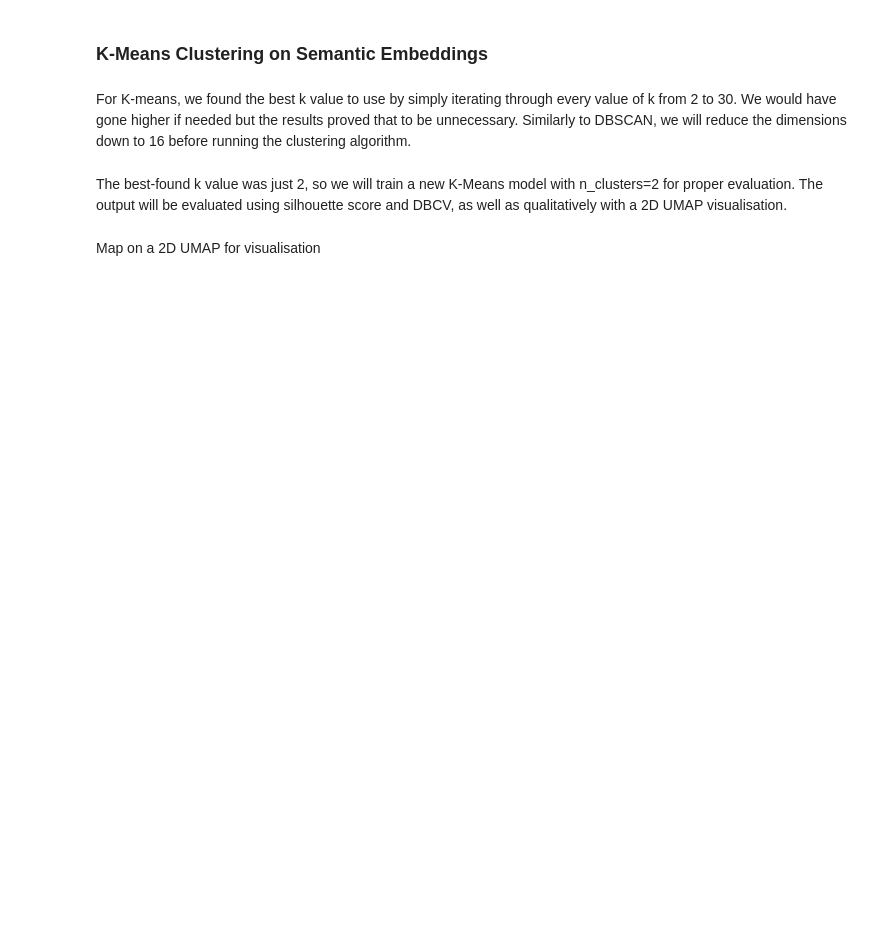
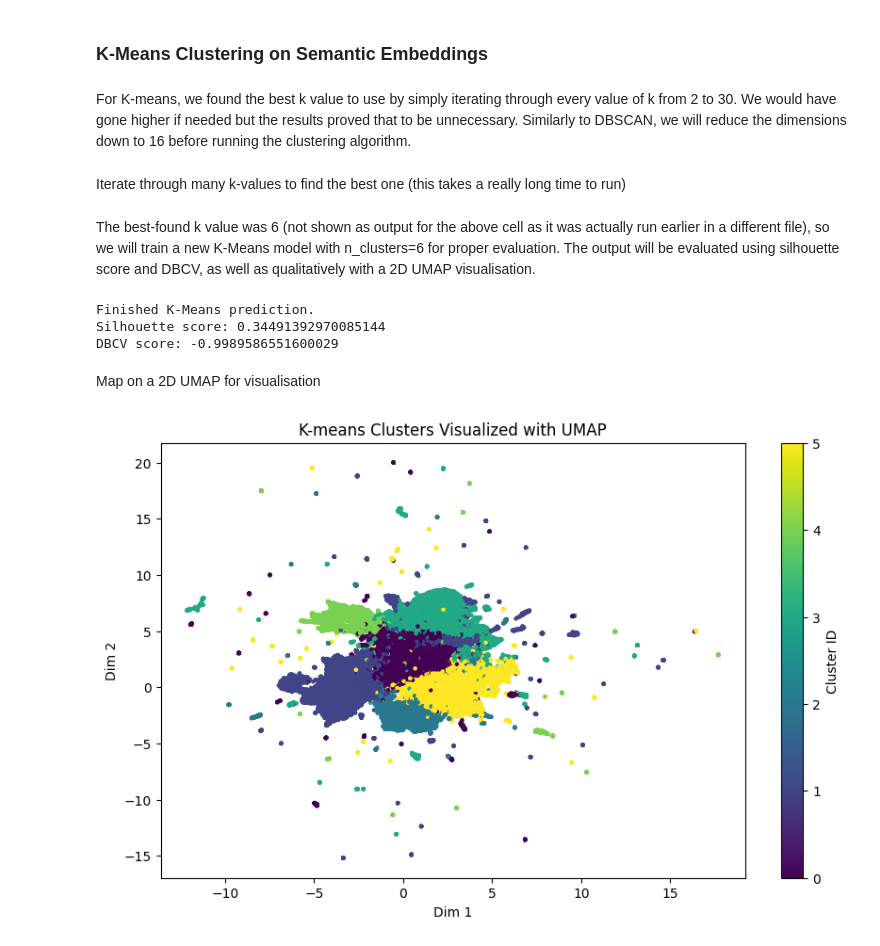
Before and after one commit to Erica-99/CTIP-misinfo-detection, a Jupyter notebook: model_training.ipynb, the cells around one changed output. Drawn from its saved outputs; the diff is of its cells as text; code cells hidden in the pictures; blank space fills up the shorter version.

Commit message:
Finished combining all model training into one file

```diff
--- a/model_training.ipynb
+++ b/model_training.ipynb
@@ -483,6 +498,8 @@ X = np.vstack(semantic_dataset['doc_vector'].to_numpy())
 
 X_16d = umap.UMAP(n_components=16, n_neighbors=15, min_dist=0.1, n_jobs=-1, metric='euclidean').fit_transform(X)
 X_16d = np.nan_to_num(X_16d)
+# %% [markdown]
+Iterate through many k-values to find the best one (this takes a really long time to run)
 # %%
 def choose_k(X, kmin, kmax):
     # Run MiniBatchKMeans for different k values
@@ -506,24 +523,42 @@ scores, best_k = choose_k(X_16d, 2, 100)
 
 print(f"The best k-value found was {best_k}")
 # %% [markdown]
-The best-found k value was just 2, so we will train a new K-Means model with n_clusters=2 for proper evaluation. The output will be evaluated using silhouette score and DBCV, as well as qualitatively with a 2D UMAP visualisation.
+The best-found k value was 6 (not shown as output for the above cell as it was actually run earlier in a different file), so we will train a new K-Means model with n_clusters=6 for proper evaluation. The output will be evaluated using silhouette score and DBCV, as well as qualitatively with a 2D UMAP visualisation.
 # %%
-k = 2
+k = 6
 
 kmeans = MiniBatchKMeans(n_clusters=k, random_state=RANDOM_STATE, batch_size=512)
 labels = kmeans.fit_predict(X_16d)
 
+print("Finished K-Means prediction.")
+
 silhouette = silhouette_score(X_16d, labels, metric='euclidean')
-dbcv_score = dbcv(X_16d, labels, metric='sqeuclidean')
+print(f"Silhouette score: {silhouette}")
+
+# Can only run DBCV on a sample of output because it runs out of memory otherwise.
+X_df = pd.DataFrame(X_16d)
+labels_df = pd.DataFrame(labels)
+sample_indices = X_df.sample(frac=0.2, random_state=RANDOM_STATE).index
+sampled_X = X_df.loc[sample_indices].to_numpy()
+sampled_labels = labels_df.loc[sample_indices].to_numpy().ravel()
+
+dbcv_score = dbcv(sampled_X, sampled_labels, n_processes=8, noise_id=-1)
+print(f"DBCV score: {dbcv_score}")
+# %% [output]
+Finished K-Means prediction.
+Silhouette score: 0.34491392970085144
+DBCV score: -0.9989586551600029
 # %% [markdown]
 Map on a 2D UMAP for visualisation
 # %%
 X_2d = umap.UMAP(n_components=2, n_neighbors=15, min_dist=0.1, metric='euclidean').fit_transform(X)
 
 plt.figure(figsize=(10, 6))
 plt.scatter(X_2d[:, 0], X_2d[:, 1], c=labels, s=5)
-plt.title("DBSCAN Clusters Visualized with UMAP")
+plt.title("K-means Clusters Visualized with UMAP")
 plt.xlabel("Dim 1")
 plt.ylabel("Dim 2")
 plt.colorbar(label='Cluster ID')
 plt.show()
+# %% [output]
+[figure, added]
```
Also changed, not shown: parts of 6 cells of this notebook.
